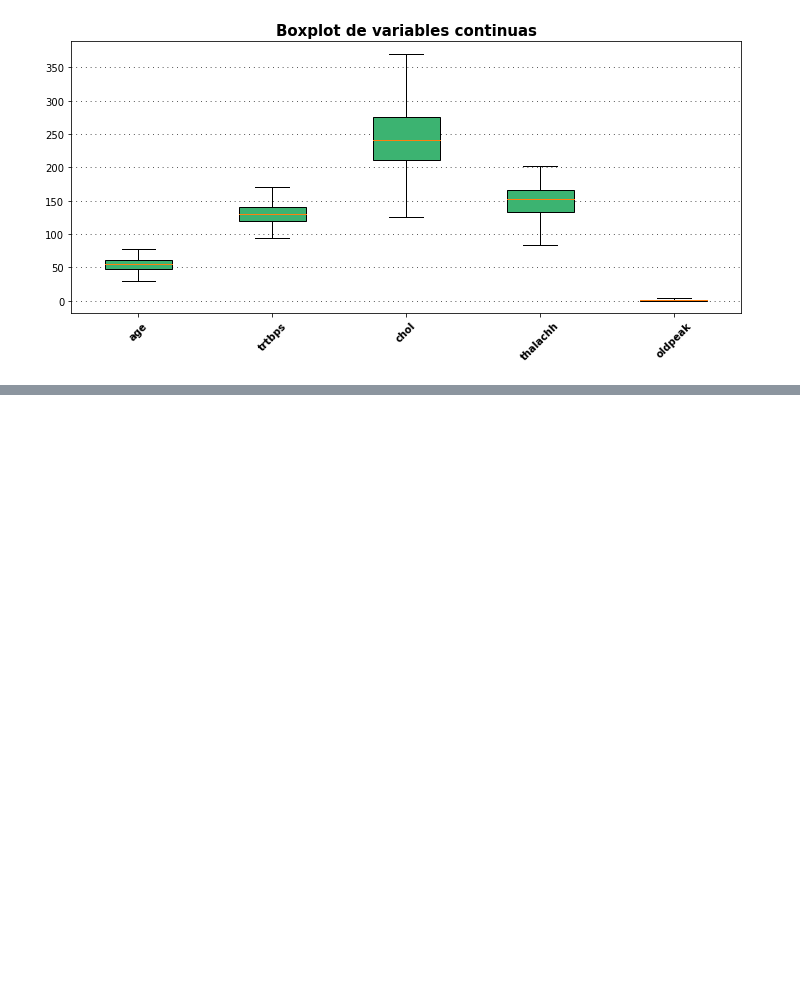
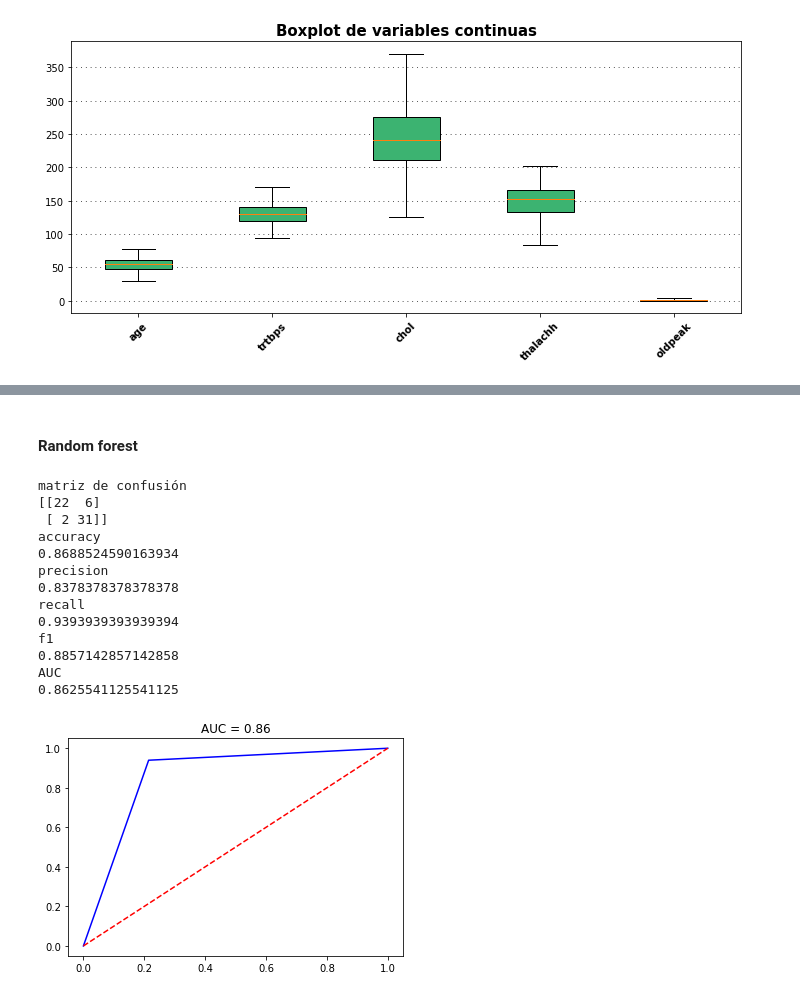
Before and after one commit to jaimesz11/Ataques_al_corazon-Clasificacion_y_analisis, a Jupyter notebook: Notebook/Notebook.ipynb, the cells around one changed output, grey strips where cells are left out. Drawn from its saved outputs; the diff is of its cells as text; code cells hidden in the pictures; blank space fills up the shorter version.

```diff
--- a/Notebook/Notebook.ipynb
+++ b/Notebook/Notebook.ipynb
@@ -805,0 +910,24 @@ plt.show()
+# %% [markdown]
+#### Random forest
+# %%
+# Random forest
+rf_classifier = RandomForestClassifier(random_state = 123).fit(x_train, y_train)
+y_pred        = rf_classifier.predict(x_test)
+
+# Métricas del modelo
+saca_metricas(y_test, y_pred)
+# %% [output]
+matriz de confusión
+[[22  6]
+ [ 2 31]]
+accuracy
+0.8688524590163934
+precision
+0.8378378378378378
+recall
+0.9393939393939394
+f1
+0.8857142857142858
+AUC
+0.8625541125541125
+[figure, added]
```
Also changed, not shown: parts of 18 cells of this notebook.
